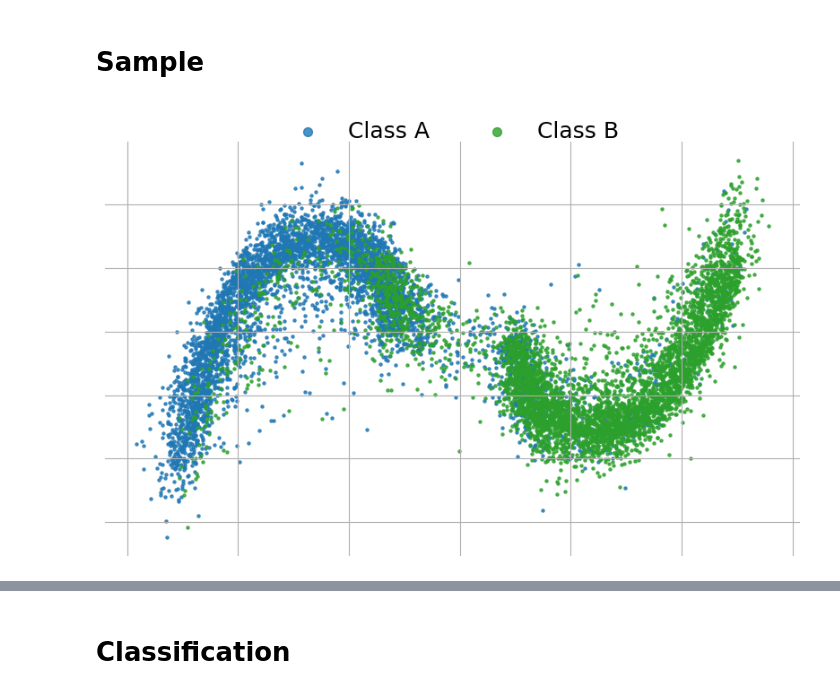
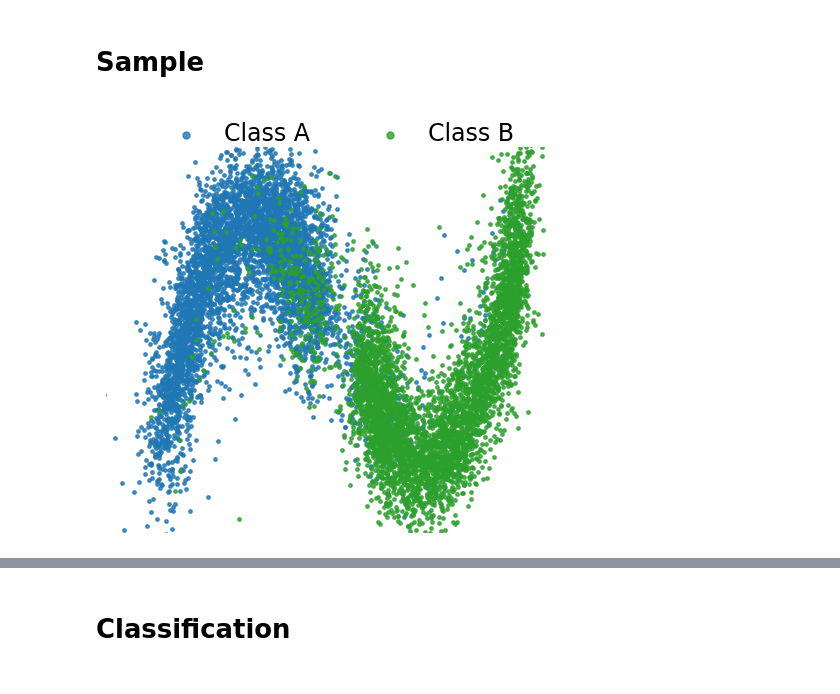
Before and after one commit to caetas/SymmetricFlow, a Jupyter notebook: src/symmetricflow/ToyExample.ipynb, the cells around one changed output, grey strips where cells are left out. Cells and saved outputs as stored; diff of their text form; code cells hidden in the pictures.

```diff
--- a/src/symmetricflow/ToyExample.ipynb
+++ b/src/symmetricflow/ToyExample.ipynb
@@ -159,7 +177,7 @@ def dequantize_labels(Y):
     # convert 1d y to 2d by making the second dimension 0
     #Y = torch.stack([Y, torch.zeros_like(Y)], dim=1)
     # add uniform noise with range 0.5
-    Y = 1*Y + 1*(torch.rand_like(Y) - 0.5)
+    Y = 3*Y + 1*(torch.rand_like(Y) - 0.5)
     return Y.unsqueeze(1)
 
 y = dequantize_labels(labels)
@@ -202,7 +220,7 @@ def symmetrical_flow_matching_loss(model, x, y):
     optimal_flow_y = z_y - y
     loss_x = loss_fn(predicted_flow[:,:2], optimal_flow_x)
     loss_y = loss_fn(predicted_flow[:,2:], optimal_flow_y)
-    return 0.8*loss_x + 0.2*loss_y
+    return 0.7*loss_x + 0.3*loss_y
 
 def training_loop(model, n_steps, batch_size, lr):
     '''
@@ -227,73 +245,87 @@ def training_loop(model, n_steps, batch_size, lr):
             step_bar.set_postfix({'loss': loss.item()})
 
 model = AutoEncoder(in_features=3, out_features=3, hidden_dim=128, time_embedding_size=6)
-training_loop(model, n_steps=40000, batch_size=100, lr=1e-3)
+training_loop(model, n_steps=40000, batch_size=1000, lr=1e-2)
 # %% [markdown]
 # Sample
 # %%
-def plot_dataset(X, bins, Y=None, ax=None, verbose=True, **kwargs):
+def plot_dataset(X, bins=None, Y=None, ax=None, verbose=False, **kwargs):
     '''
-    Plot a 2D dataset.
+    Square, blue-green 2D scatter plot for AAAI figures.
+
     Args:
-        X: torch.Tensor: The dataset to plot.
-        bins: int: The number of bins to use for the histogram.
-        Y: torch.Tensor: The labels of the dataset.
-        ax: plt.Axes: The axes to plot on. If None, the current axes will be used.
-        verbose: bool: Whether to show the axis labels.
-        **kwargs: dict: Additional keyword arguments to pass to `ax.set`.
+        X (torch.Tensor): 2D points (N, 2).
+        bins (int, optional): Unused placeholder.
+        Y (torch.Tensor, optional): Labels (-1 and 1).
+        ax (plt.Axes, optional): Target axis.
+        verbose (bool): Show axis labels.
+        **kwargs: Passed to ax.set().
     '''
     if ax is None:
         ax = plt.gca()
+
+    # Paper-friendly blue and green (good for color and B&W print)
+    blue = '#1f77b4'  # Modern blue
+    green = '#2ca02c'  # Modern green
+
     if Y is not None:
-        ax.scatter(*X[Y == -1].T, color='#1f77b4', alpha=0.8, label='Class A', s=5)  # Modern blue
-        ax.scatter(*X[Y == 1].T, color='#2ca02c', alpha=0.8, label='Class B', s=5)  # Modern green
-        # 2 columns legend above plot
-        legend = ax.legend(ncol=2, loc='upper center', bbox_to_anchor=(0.5, 1.10), fontsize=18, frameon=False)
+        ax.scatter(*X[Y == -1].T, color=blue, alpha=0.8, label='Class A', s=6)
+        ax.scatter(*X[Y ==  1].T, color=green, alpha=0.8, label='Class B', s=6)
+
+        legend = ax.legend(
+            ncol=2, loc='upper center', bbox_to_anchor=(0.5, 1.12),
+            fontsize=17, frameon=False, handletextpad=0.6, columnspacing=2.4
+        )
         for handle in legend.legend_handles:
-            handle.set_sizes([50])
+            handle.set_sizes([25])
     else:
-        ax.scatter(*X.T, alpha=0.7, s=10)
+        ax.scatter(*X.T, color=blue, alpha=0.7, s=6)
+
+    # Square limits
+    ax.set_xlim(-1.5, 1.5)
+    ax.set_ylim(-0.5, 0.5)
+
+    # Optional axis labels
     if verbose:
-        ax.set_xlabel('Feature 0', fontsize=13)
-        ax.set_ylabel('Feature 1', fontsize=13)
-    #make ticks text larger
-    ax.tick_params(axis='both', which='major', labelsize=12)
+        ax.set_xlabel('Feature 0', fontsize=11)
+        ax.set_ylabel('Feature 1', fontsize=11)
+        ax.tick_params(axis='both', labelsize=10)
+    else:
+        ax.tick_params(
+            axis='both', which='both',
+            bottom=False, left=False,
+            labelbottom=False, labelleft=False
+        )
+
+    # Remove all spines for clean layout
+    for spine in ax.spines.values():
+        spine.set_visible(False)
+
+    ax.set_facecolor('white')
     ax.set(**kwargs)
-    ax.grid(True)
-    ax.set_facecolor('white')  # White background
-    # remove tick values on x and y axis
-    ax.xaxis.set_tick_params(labelbottom=False)
-    ax.yaxis.set_tick_params(labelleft=False)
-    # remove spines
-    ax.spines['top'].set_visible(False)
-    ax.spines['right'].set_visible(False)
-    ax.spines['bottom'].set_visible(False)
-    ax.spines['left'].set_visible(False)
-    # remove ticks
-    ax.tick_params(axis='both', which='both', bottom=False, top=False, left=False, right=False)
 
 @torch.no_grad()
 def sample_flow_matching(model, steps=100, num_samples=10000):
     '''
     Sample from the model using the flow matching method.
     Args:
         model: nn.Module: The model to sample from.
         steps: int: The number of steps to take.
     '''
     device = torch.device('cuda' if torch.cuda.is_available() else 'cpu')
     model.eval()
     t = torch.linspace(0, 1, steps+1)
     x = torch.randn(num_samples, 2)
     y = torch.cat([-torch.ones(num_samples//2), torch.ones(num_samples//2)], dim=0)
     x = torch.cat([x, dequantize_labels(y)], dim=1).to(device)
     step_size = 1. / steps
     for i in tqdm(range(steps)):
         x = x + step_size * model(x, torch.full((num_samples,), t[i]).to(x.device))
     return x[:,:2].cpu().detach(), y
 
 # Sample from the model and plot the results.
-samples, y = sample_flow_matching(model, steps=10)
-fig = plt.figure(figsize=(10, 6))
+samples, y = sample_flow_matching(model, steps=50)
+fig = plt.figure(figsize=(6, 5))
 plot_dataset(samples, bins=64, Y=y, verbose=False)
 # %% [output]
-[figure, old version]
+[figure, new version]
```
Also changed, not shown: parts of 4 cells of this notebook, 14 other files.
